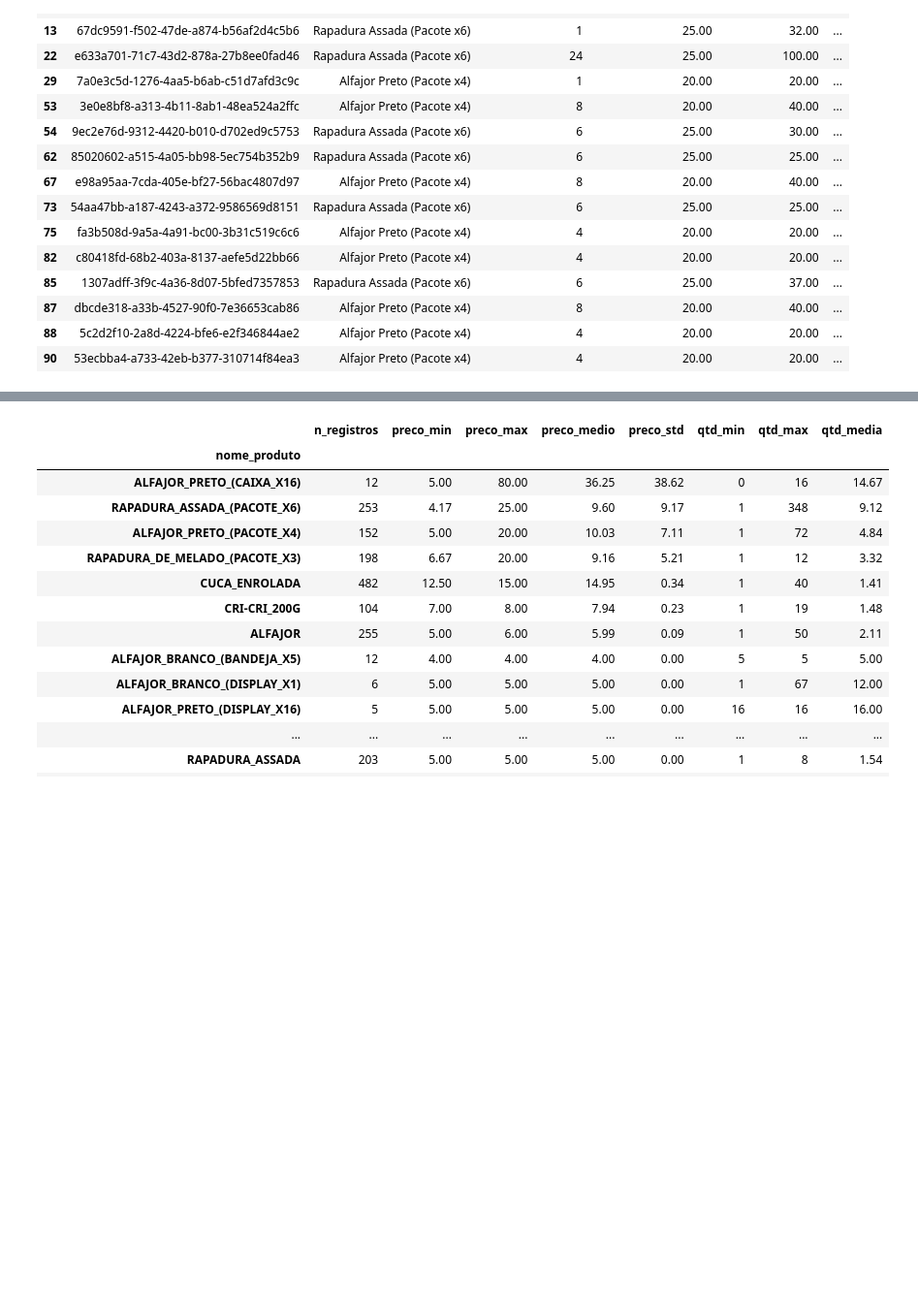
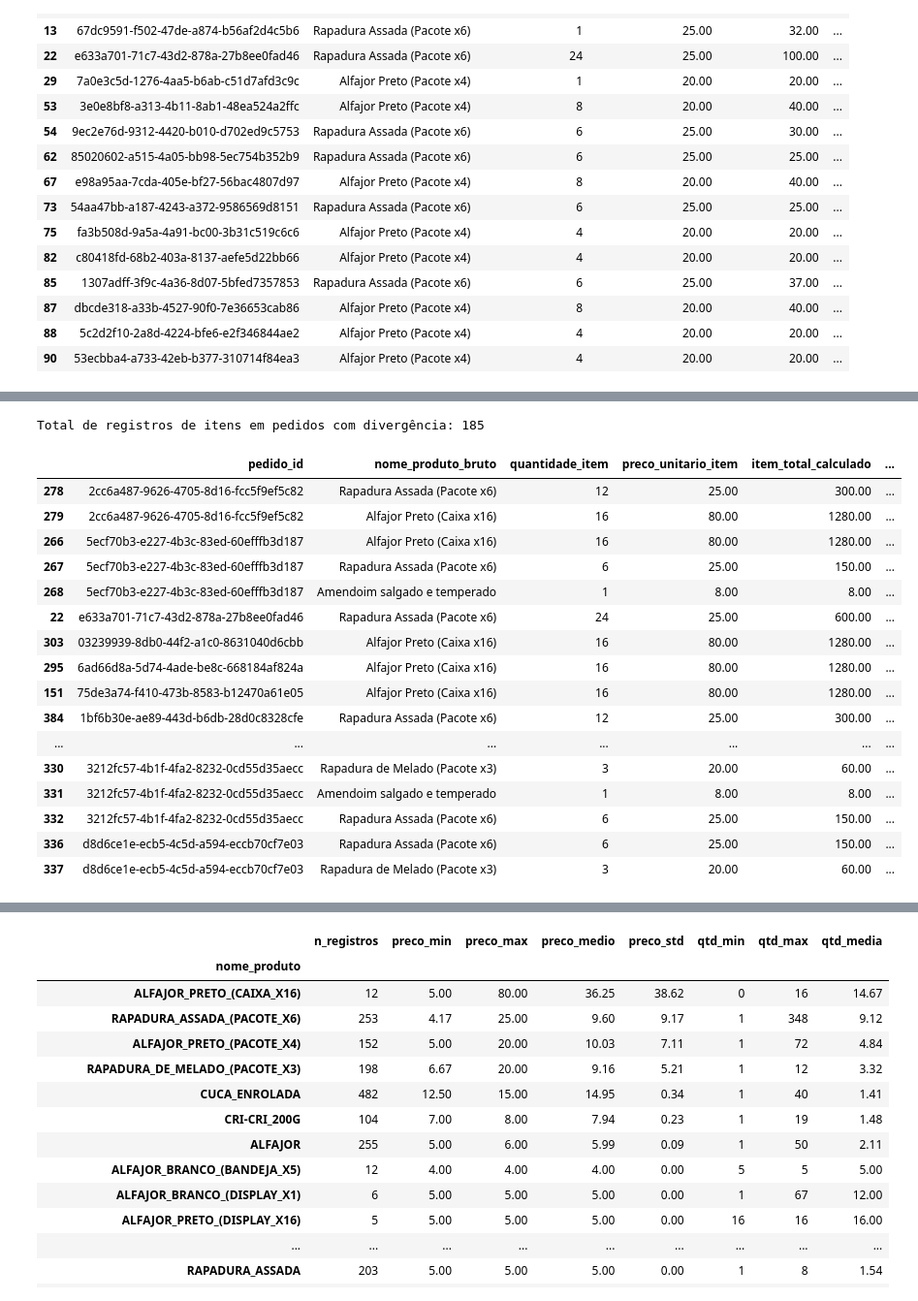
Before and after one commit to SIS-AMF/2026-2_trablho-g1-cd-ai2, a Jupyter notebook: eda_v2.ipynb, the cells around one changed output, grey strips where cells are left out. Shown at 97% size. Saved outputs shown, nothing was run; the diff lists cells and outputs as text; code cells hidden in the pictures; blank space fills up the shorter version.

```diff
--- a/eda_v2.ipynb
+++ b/eda_v2.ipynb
@@ -202,0 +302,35 @@ itens_criticos[['pedido_id', 'nome_produto_bruto', 'quantidade_item', 'preco_uni
+# %%
+# Registros transacionais detalhados dos itens nos pedidos divergentes
+df_itens_divergentes = df[df['pedido_id'].isin(pedidos_divergentes['pedido_id'])][
+    [
+        'pedido_id',
+        'nome_produto_bruto',
+        'quantidade_item',
+        'preco_unitario_item',
+        'item_total_calculado',
+        'pedido_subtotal',
+        'valor_final_pedido'
+    ]
+].sort_values(by=['pedido_subtotal', 'pedido_id'], ascending=[False, True])
+
+print(f"Total de registros de itens em pedidos com divergência: {len(df_itens_divergentes)}")
+df_itens_divergentes.head(30)
+# %% [output]
+Total de registros de itens em pedidos com divergência: 185
+|  | pedido_id | nome_produto_bruto | quantidade_item | preco_unitario_item | item_total_calculado | ... |
+| 278 | 2cc6a487-9626-4705-8d16-fcc5f9ef5c82 | Rapadura Assada (Pacote x6) | 12 | 25.00 | 300.00 | ... |
+| 279 | 2cc6a487-9626-4705-8d16-fcc5f9ef5c82 | Alfajor Preto (Caixa x16) | 16 | 80.00 | 1280.00 | ... |
+| 266 | 5ecf70b3-e227-4b3c-83ed-60efffb3d187 | Alfajor Preto (Caixa x16) | 16 | 80.00 | 1280.00 | ... |
+| 267 | 5ecf70b3-e227-4b3c-83ed-60efffb3d187 | Rapadura Assada (Pacote x6) | 6 | 25.00 | 150.00 | ... |
+| 268 | 5ecf70b3-e227-4b3c-83ed-60efffb3d187 | Amendoim salgado e temperado | 1 | 8.00 | 8.00 | ... |
+| 22 | e633a701-71c7-43d2-878a-27b8ee0fad46 | Rapadura Assada (Pacote x6) | 24 | 25.00 | 600.00 | ... |
+| 303 | 03239939-8db0-44f2-a1c0-8631040d6cbb | Alfajor Preto (Caixa x16) | 16 | 80.00 | 1280.00 | ... |
+| 295 | 6ad66d8a-5d74-4ade-be8c-668184af824a | Alfajor Preto (Caixa x16) | 16 | 80.00 | 1280.00 | ... |
+| 151 | 75de3a74-f410-473b-8583-b12470a61e05 | Alfajor Preto (Caixa x16) | 16 | 80.00 | 1280.00 | ... |
+| 384 | 1bf6b30e-ae89-443d-b6db-28d0c8328cfe | Rapadura Assada (Pacote x6) | 12 | 25.00 | 300.00 | ... |
+| ... | ... | ... | ... | ... | ... | ... |
+| 330 | 3212fc57-4b1f-4fa2-8232-0cd55d35aecc | Rapadura de Melado (Pacote x3) | 3 | 20.00 | 60.00 | ... |
+| 331 | 3212fc57-4b1f-4fa2-8232-0cd55d35aecc | Amendoim salgado e temperado | 1 | 8.00 | 8.00 | ... |
+| 332 | 3212fc57-4b1f-4fa2-8232-0cd55d35aecc | Rapadura Assada (Pacote x6) | 6 | 25.00 | 150.00 | ... |
+| 336 | d8d6ce1e-ecb5-4c5d-a594-eccb70cf7e03 | Rapadura Assada (Pacote x6) | 6 | 25.00 | 150.00 | ... |
+| 337 | d8d6ce1e-ecb5-4c5d-a594-eccb70cf7e03 | Rapadura de Melado (Pacote x3) | 3 | 20.00 | 60.00 | ... |
```
Also changed, not shown: parts of 12 cells of this notebook, 3 other files.
